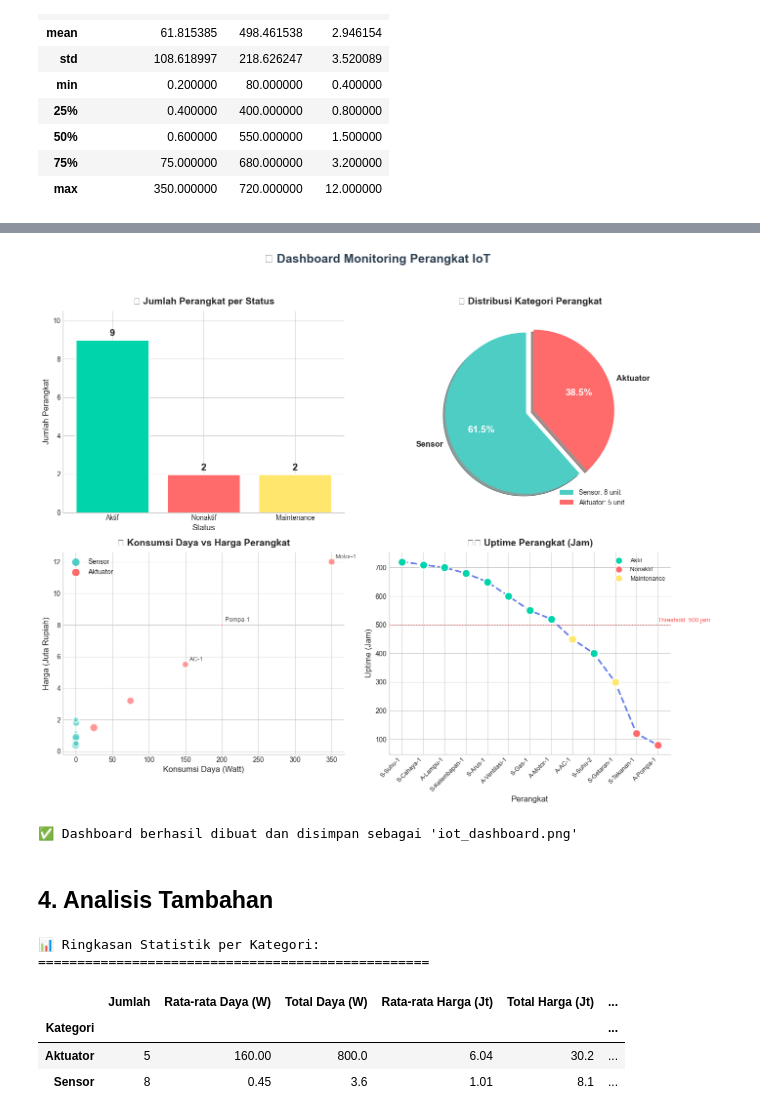
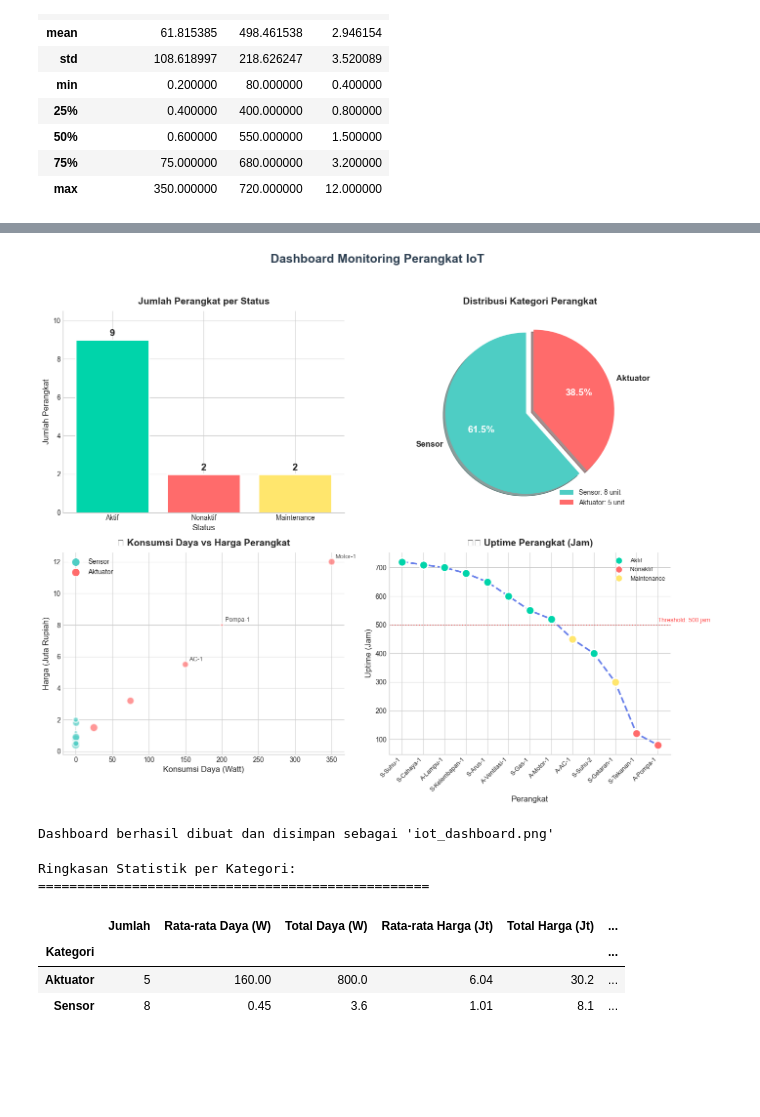
Before and after one commit to FatihHDR/functional-programming, a Jupyter notebook: modul5/tugas1.ipynb, the cells around one changed output, grey strips where cells are left out. Cells and saved outputs as stored; diff of their text form; code cells hidden in the pictures; blank space fills up the shorter version.

```diff
--- a/modul5/tugas1.ipynb
+++ b/modul5/tugas1.ipynb
@@ -129,42 +113,34 @@ Membuat visualisasi kreatif dengan menggabungkan:
 # %%
-# Konfigurasi style dan warna custom
 plt.style.use('seaborn-v0_8-whitegrid')
 
-# Palet warna IoT-themed
-colors_status = ['#00D4AA', '#FF6B6B', '#FFE66D']  # Aktif, Nonaktif, Maintenance
-colors_kategori = ['#4ECDC4', '#FF6B6B']  # Sensor, Aktuator
+colors_status = ['#00D4AA', '#FF6B6B', '#FFE66D']
+colors_kategori = ['#4ECDC4', '#FF6B6B']
 colors_pemilik = {'admin': '#667EEA', 'iot_ops': '#F093FB', 'guest': '#4FACFE'}
 
-# Membuat figure dengan 2x2 subplot
 fig, axes = plt.subplots(2, 2, figsize=(14, 12))
-fig.suptitle('📊 Dashboard Monitoring Perangkat IoT', fontsize=18, fontweight='bold', color='#2C3E50')
+fig.suptitle('Dashboard Monitoring Perangkat IoT', fontsize=18, fontweight='bold', color='#2C3E50')
 
-# ============================================
-# SUBPLOT 1: Bar Chart - Jumlah Perangkat per Status
-# ============================================
+# Bar Chart - Jumlah Perangkat per Status
 ax1 = axes[0, 0]
 status_counts = df_iot['Status'].value_counts()
 bars = ax1.bar(status_counts.index, status_counts.values, color=colors_status,
-               edgecolor='white', linewidth=2)
+            edgecolor='white', linewidth=2)
 
-# Tambahkan label nilai di atas bar
 for bar, val in zip(bars, status_counts.values):
     ax1.text(bar.get_x() + bar.get_width()/2, bar.get_height() + 0.1,
-             str(val), ha='center', va='bottom', fontsize=14, fontweight='bold')
+            str(val), ha='center', va='bottom', fontsize=14, fontweight='bold')
 
-ax1.set_title('📈 Jumlah Perangkat per Status', fontsize=14, fontweight='bold', pad=10)
+ax1.set_title('Jumlah Perangkat per Status', fontsize=14, fontweight='bold', pad=10)
 ax1.set_xlabel('Status', fontsize=12)
 ax1.set_ylabel('Jumlah Perangkat', fontsize=12)
 ax1.set_ylim(0, max(status_counts.values) + 1.5)
 ax1.spines['top'].set_visible(False)
 ax1.spines['right'].set_visible(False)
 
-# ============================================
-# SUBPLOT 2: Pie Chart - Distribusi Kategori
-# ============================================
+# Pie Chart - Distribusi Kategori
 ax2 = axes[0, 1]
 kategori_counts = df_iot['Kategori'].value_counts()
-explode = (0.05, 0.05)  # Sedikit memisahkan slice
+explode = (0.05, 0.05)
 
 wedges, texts, autotexts = ax2.pie(
     kategori_counts.values,
@@ -177,26 +153,21 @@ wedges, texts, autotexts = ax2.pie(
     textprops={'fontsize': 12, 'fontweight': 'bold'}
 )
 
-# Style untuk autopct
 for autotext in autotexts:
     autotext.set_color('white')
     autotext.set_fontsize(14)
     autotext.set_fontweight('bold')
 
-ax2.set_title('🔧 Distribusi Kategori Perangkat', fontsize=14, fontweight='bold', pad=10)
+ax2.set_title('Distribusi Kategori Perangkat', fontsize=14, fontweight='bold', pad=10)
 
-# Legend dengan jumlah
 legend_labels = [f'{cat}: {count} unit' for cat, count in kategori_counts.items()]
 ax2.legend(wedges, legend_labels, loc='lower right', fontsize=10)
 
-# ============================================
-# SUBPLOT 3: Scatter Plot - Konsumsi Daya vs Harga
-# ============================================
+# Scatter Plot - Konsumsi Daya vs Harga
 ax3 = axes[1, 0]
 
-# Warna berdasarkan kategori
 scatter_colors = df_iot['Kategori'].map({'Sensor': colors_kategori[0], 'Aktuator': colors_kategori[1]})
-sizes = df_iot['Uptime_Jam'] / 5  # Ukuran berdasarkan uptime
+sizes = df_iot['Uptime_Jam'] / 5
 
 scatter = ax3.scatter(
     df_iot['Konsumsi_Daya_Watt'],
@@ -208,7 +179,6 @@ scatter = ax3.scatter(
     linewidth=2
 )
 
-# Anotasi beberapa titik penting
 for i, row in df_iot.iterrows():
     if row['Harga_Juta'] > 5 or row['Konsumsi_Daya_Watt'] > 100:
         ax3.annotate(
@@ -224,7 +194,6 @@ ax3.set_ylabel('Harga (Juta Rupiah)', fontsize=12)
 ax3.spines['top'].set_visible(False)
 ax3.spines['right'].set_visible(False)
 
-# Custom legend untuk scatter
 from matplotlib.lines import Line2D
 legend_elements = [
     Line2D([0], [0], marker='o', color='w', markerfacecolor=colors_kategori[0], markersize=12, label='Sensor'),
@@ -232,68 +201,55 @@ legend_elements = [
 ]
 ax3.legend(handles=legend_elements, loc='upper left', fontsize=10)
 
-# ============================================
-# SUBPLOT 4: Line Plot - Uptime per Perangkat
-# ============================================
+# Line Plot - Uptime per Perangkat
 ax4 = axes[1, 1]
 
-# Sort berdasarkan uptime
 df_sorted = df_iot.sort_values('Uptime_Jam', ascending=False)
 
-# Warna garis berdasarkan status
 status_color_map = {'Aktif': '#00D4AA', 'Nonaktif': '#FF6B6B', 'Maintenance': '#FFE66D'}
 line_colors = [status_color_map[s] for s in df_sorted['Status']]
 
-# Plot garis dengan marker
 x_pos = range(len(df_sorted))
 ax4.plot(x_pos, df_sorted['Uptime_Jam'], color='#667EEA', linewidth=2.5,
-         linestyle='--', marker='o', markersize=10, markerfacecolor='white',
-         markeredgecolor='#667EEA', markeredgewidth=2, label='Uptime', zorder=2)
+        linestyle='--', marker='o', markersize=10, markerfacecolor='white',
+        markeredgecolor='#667EEA', markeredgewidth=2, label='Uptime', zorder=2)
 
-# Tambahkan scatter untuk warna status
 for i, (_, row) in enumerate(df_sorted.iterrows()):
     ax4.scatter(i, row['Uptime_Jam'], color=status_color_map[row['Status']],
                 s=150, zorder=3, edgecolor='white', linewidth=2)
 
-# Rotasi label x-axis
 short_names = [name.replace('Sensor-', 'S-').replace('Aktuator-', 'A-') for name in df_sorted['Nama']]
 ax4.set_xticks(x_pos)
 ax4.set_xticklabels(short_names, rotation=45, ha='right', fontsize=9)
 
 ax4.set_title('⏱️ Uptime Perangkat (Jam)', fontsize=14, fontweight='bold', pad=10)
 ax4.set_xlabel('Perangkat', fontsize=12)
 ax4.set_ylabel('Uptime (Jam)', fontsize=12)
 ax4.spines['top'].set_visible(False)
 ax4.spines['right'].set_visible(False)
 
-# Legend untuk status
 status_legend = [
     Line2D([0], [0], marker='o', color='w', markerfacecolor='#00D4AA', markersize=10, label='Aktif'),
     Line2D([0], [0], marker='o', color='w', markerfacecolor='#FF6B6B', markersize=10, label='Nonaktif'),
     Line2D([0], [0], marker='o', color='w', markerfacecolor='#FFE66D', markersize=10, label='Maintenance')
 ]
 ax4.legend(handles=status_legend, loc='upper right', fontsize=9)
 
-# Garis threshold uptime
 ax4.axhline(y=500, color='red', linestyle=':', alpha=0.5, label='Threshold')
 ax4.text(len(df_sorted)-1, 510, 'Threshold: 500 jam', fontsize=9, color='red', alpha=0.7)
 
-# ============================================
-# Final Adjustment
-# ============================================
+# Penyesuaian Terakhir
 plt.tight_layout(rect=[0, 0.03, 1, 0.95])
 plt.savefig('iot_dashboard.png', dpi=150, bbox_inches='tight', facecolor='white')
 plt.show()
 
-print("\n✅ Dashboard berhasil dibuat dan disimpan sebagai 'iot_dashboard.png'")
+print("\nDashboard berhasil dibuat dan disimpan sebagai 'iot_dashboard.png'")
 # %% [output]
-[figure, old version]
+[figure, new version]
-✅ Dashboard berhasil dibuat dan disimpan sebagai 'iot_dashboard.png'
+Dashboard berhasil dibuat dan disimpan sebagai 'iot_dashboard.png'
-# %% [markdown]
-## 4. Analisis Tambahan
 # %%
 # Ringkasan statistik per kategori
-print("📊 Ringkasan Statistik per Kategori:")
+print("Ringkasan Statistik per Kategori:")
 print("="*50)
 summary = df_iot.groupby('Kategori').agg({
     'ID': 'count',
@@ -306,7 +262,7 @@ summary.columns = ['Jumlah', 'Rata-rata Daya (W)', 'Total Daya (W)',
                    'Rata-rata Harga (Jt)', 'Total Harga (Jt)', 'Rata-rata Uptime (Jam)']
 summary
 # %% [output]
-📊 Ringkasan Statistik per Kategori:
+Ringkasan Statistik per Kategori:
 ==================================================
 |  | Jumlah | Rata-rata Daya (W) | Total Daya (W) | Rata-rata Harga (Jt) | Total Harga (Jt) | ... |
 | Kategori |  |  |  |  |  | ... |
```
Also changed, not shown: parts of 6 cells of this notebook, 5 other files.
